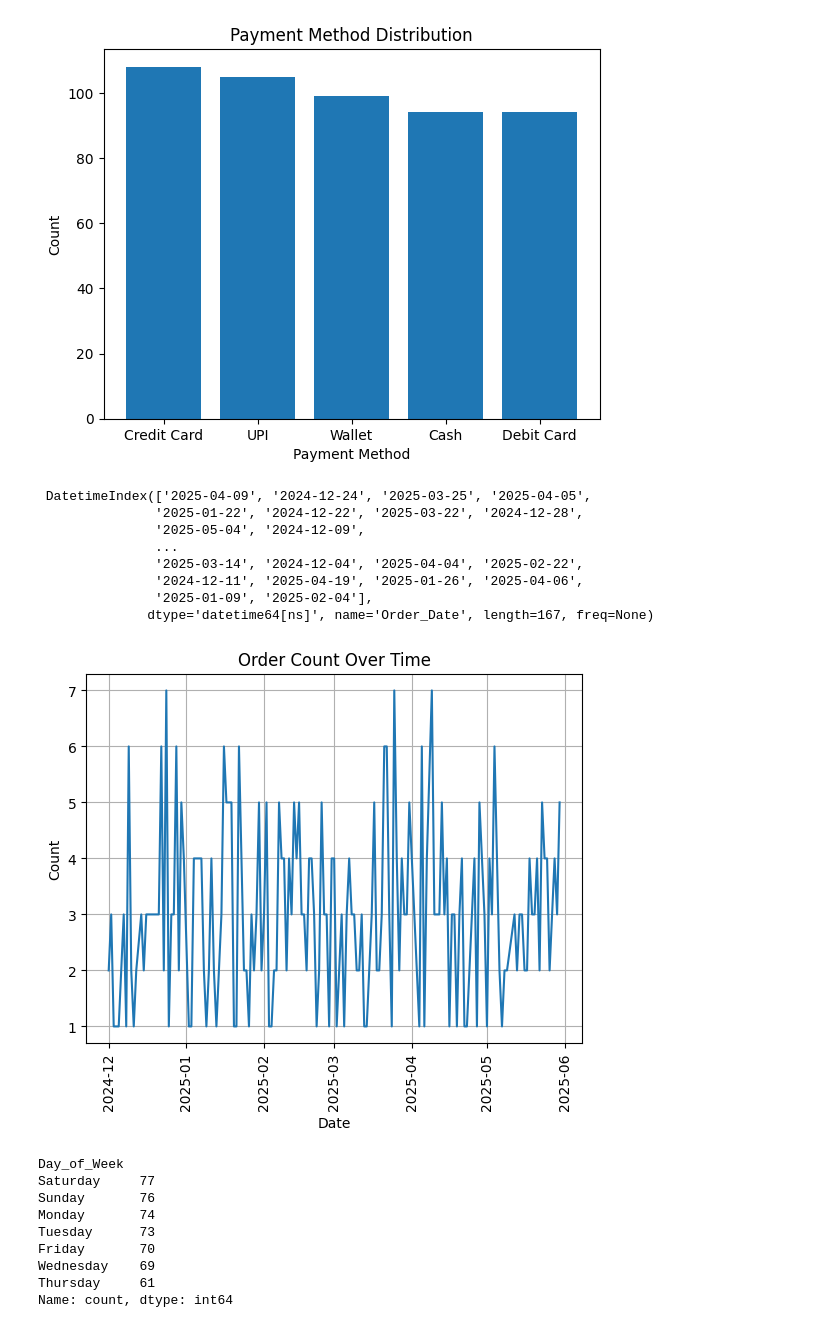
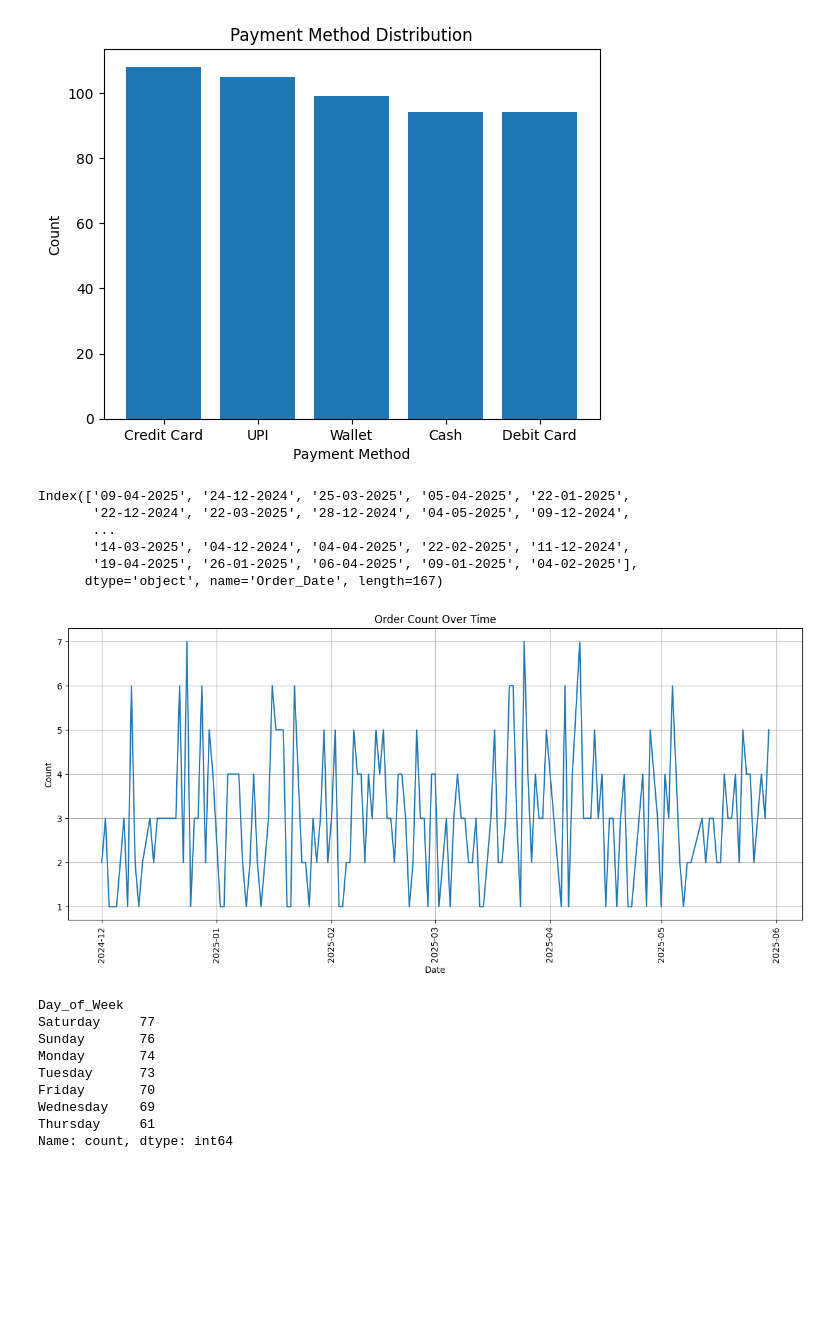
Before and after one commit to Arkrishx/python-data-analytics-, a Jupyter notebook: Project.ipynb, the cells around one changed output. Cells and saved outputs as stored; diff of their text form; code cells hidden in the pictures; blank space fills up the shorter version.

```diff
--- a/Project.ipynb
+++ b/Project.ipynb
@@ -58,0 +87,3 @@ dtype: bool
+# %%
+df = df.drop_duplicates()
+print(df)
@@ -81,10 +130,6 @@ Customer_Rating      79
 dtype: int64
 # %%
 #Assigning mean value for NaN in delivery time and customer rating records
-
-# Ensure columns are numeric, coercing errors to NaN
-df['Delivery_Time_Min'] = pd.to_numeric(df['Delivery_Time_Min'], errors='coerce')
-df['Customer_Rating'] = pd.to_numeric(df['Customer_Rating'], errors='coerce')
 
 delivery_time_mean = df['Delivery_Time_Min'].mean().round(2)
 customer_rating_mean = df['Customer_Rating'].mean().round(2)
@@ -170,34 +215,29 @@ plt.show()
 [figure]
 # %%
 #date count insights
-
-# Fixed: removed parentheses from .index
 Date_count = df['Order_Date'].value_counts().index
-print("\n", Date_count)
+print(Date_count)
 # %% [output]
- DatetimeIndex(['2025-04-09', '2024-12-24', '2025-03-25', '2025-04-05',
-               '2025-01-22', '2024-12-22', '2025-03-22', '2024-12-28',
-               '2025-05-04', '2024-12-09',
-               ...
-               '2025-03-14', '2024-12-04', '2025-04-04', '2025-02-22',
-               '2024-12-11', '2025-04-19', '2025-01-26', '2025-04-06',
-               '2025-01-09', '2025-02-04'],
-              dtype='datetime64[ns]', name='Order_Date', length=167, freq=None)
+Index(['09-04-2025', '24-12-2024', '25-03-2025', '05-04-2025', '22-01-2025',
+       '22-12-2024', '22-03-2025', '28-12-2024', '04-05-2025', '09-12-2024',
+       ...
+       '14-03-2025', '04-12-2024', '04-04-2025', '22-02-2025', '11-12-2024',
+       '19-04-2025', '26-01-2025', '06-04-2025', '09-01-2025', '04-02-2025'],
+      dtype='object', name='Order_Date', length=167)
 # %%
 # Line chart of Date count
-# Re-calculating Date_count to ensure it is a Series with both index and values
 date_counts = df['Order_Date'].value_counts().sort_index()
 
-
+plt.figure(figsize=(15, 6))
 plt.plot(date_counts.index, date_counts.values)
 plt.title('Order Count Over Time')
 plt.xlabel('Date')
 plt.ylabel('Count')
 plt.xticks(rotation=90)
 plt.grid(True)
 plt.show()
 # %% [output]
-[figure, old version]
+[figure, new version]
 # %%
 #Days count insights
 
```
Also changed, not shown: parts of 14 cells of this notebook.
